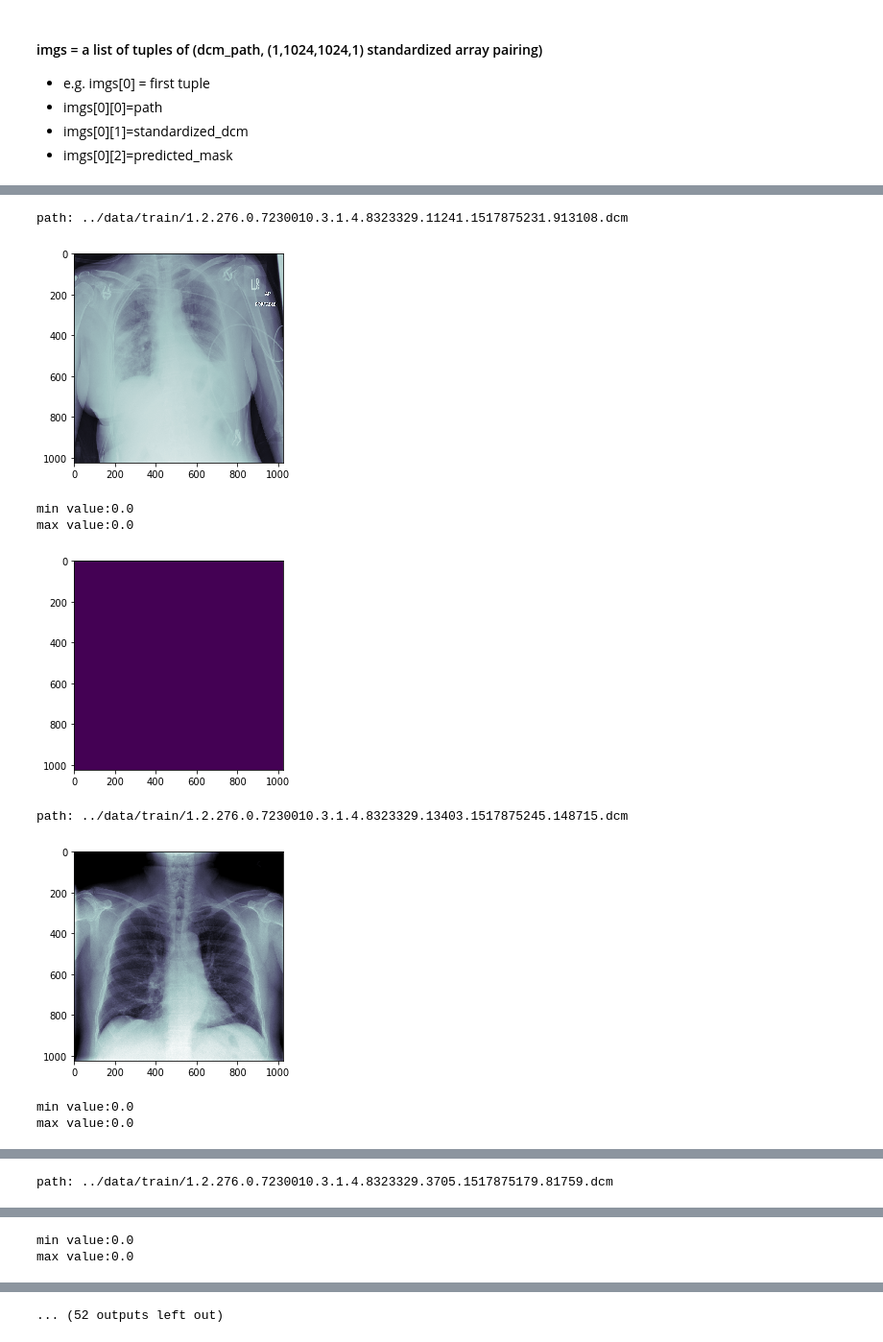
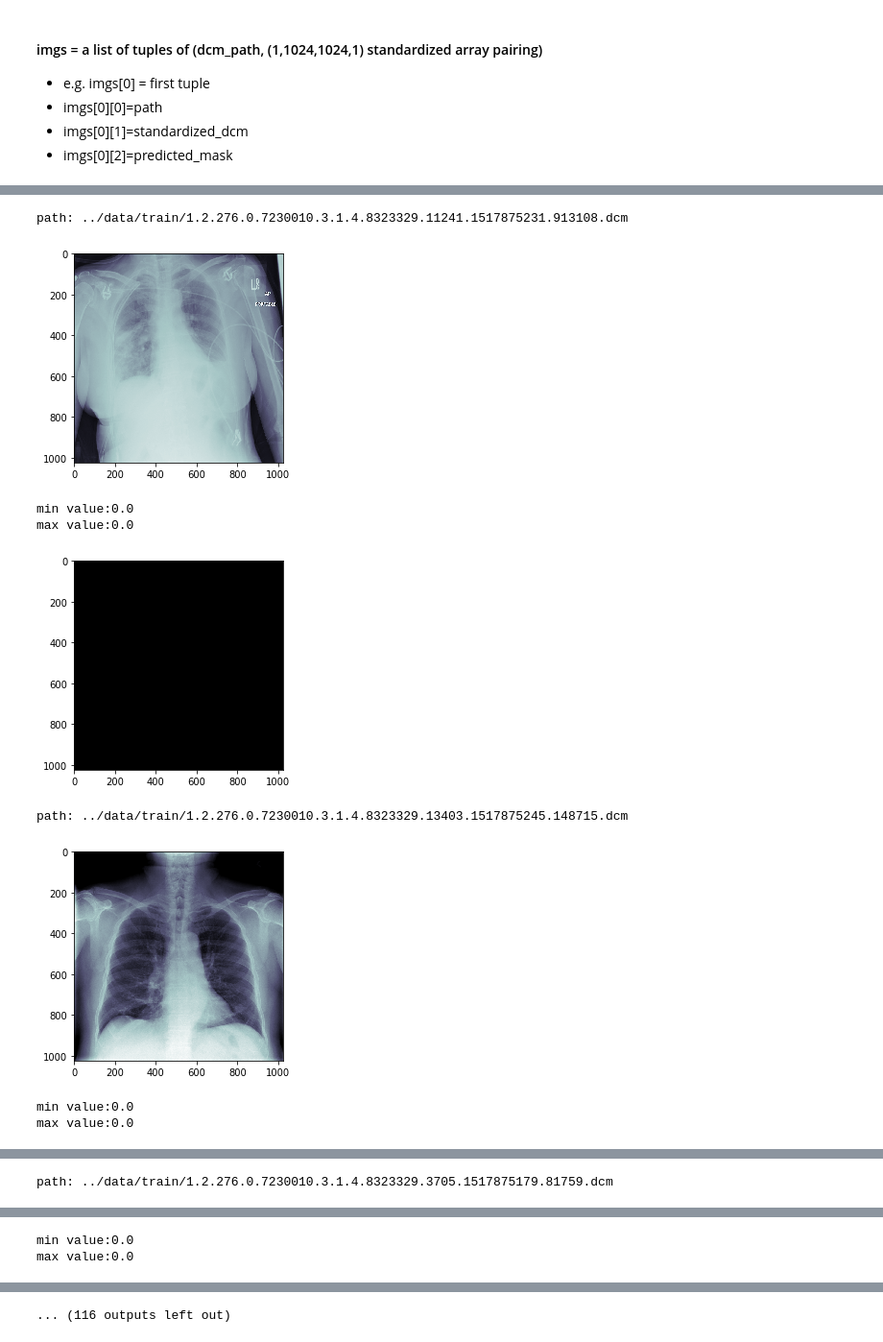
Before and after one commit to kshannon/pneumothorax-segmentation, a Jupyter notebook: eda/model_validation.ipynb, the cells around one changed output, grey strips where cells are left out. Shown at 96% size. Saved outputs shown, nothing was run; the diff lists cells and outputs as text; code cells hidden in the pictures.

```diff
--- a/eda/model_validation.ipynb
+++ b/eda/model_validation.ipynb
@@ -80,6 +80,7 @@ def mask2rle(img, width=1024, height=1024):
     currentPixel = 0;
     runStart = -1;
     runLength = 0;
+
     for x in range(width):
         for y in range(height):
             currentColor = img[x][y]
@@ -97,7 +98,23 @@ def mask2rle(img, width=1024, height=1024):
                 runLength += 1
             lastColor = currentColor;
             currentPixel+=1;
+
     return " ".join(rle)
+
+
+def rle2mask(rle):
+    mask= np.zeros(1024 * 1024)
+    array = np.asarray([int(x) for x in rle.split()])
+    starts = array[0::2]
+    lengths = array[1::2]
+    current_position = 0
+
+    for index, start in enumerate(starts):
+        current_position += start
+        mask[current_position:current_position+lengths[index]] = 255 #255 for white pixel, 0 is a black pixel
+        current_position += lengths[index]
+
+    return mask.reshape(1024,1024).T  # Because mask is rotated
 
 
 def dicom2numpy(filepath):
@@ -118,18 +135,20 @@ def dicom2jpeg(filepath, print_dicom=False):
     except:
         ds.file_meta.TransferSyntaxUID = pydicom.uid.ImplicitVRLittleEndian
         img = ds.pixel_array # get image array
+
     if print_dicom == True:
         plt.imshow(img, cmap=plt.cm.bone)
         plt.show()
         return
+
     img_mem = Image.fromarray(img) # Creates an image memory from an object exporting the array interface
     return img_mem
 
 
-def get_dcms_preds(stop=1, model=None):
+def rand_dcms_preds(num_dicoms=1, model=None):
     data = []
     for idx, dcm in tqdm(enumerate(os.scandir(train_im_path))):
-        if idx == stop:
+        if idx == num_dicoms:
             return data
         array = dicom2numpy(dcm.path)
         mean = array.mean()
@@ -155,0 +171,3 @@ imgs = get_dcms_preds(stop=16, model=model)
+# %%
+# getting random dcm images for predictions
+imgs = rand_dcms_preds(num_dicoms=32, model=model)
@@ -156,17 +176,19 @@ imgs = get_dcms_preds(stop=16, model=model)
 # %%
+# TODO: change this to the subplot and/or a plot with ovrlapping 2 masks, one is prediction and one is y
+
 for idx, img in enumerate(imgs):
     print('path: ' + str(imgs[idx][0]))
     x = dicom2jpeg(imgs[idx][0],print_dicom=True)
-    print('min value:' + str(imgs[idx][2][0, :, :, 0].min()))
+    print('min value:' + str(imgs[idx][2][0, :, :, 0].min())) #selecting only the inner 1024x1024 axis
     print('max value:' + str(imgs[idx][2][0, :, :, 0].max()))
-    plt.imshow(imgs[idx][2][0, :, :, 0])
+    plt.imshow(imgs[idx][2][0, :, :, 0], cmap=plt.cm.bone)
     plt.show()
 # %% [output]
 path: ../data/train/1.2.276.0.7230010.3.1.4.8323329.11241.1517875231.913108.dcm
 [figure]
 min value:0.0
 max value:0.0
-[figure, old version]
+[figure, new version]
 path: ../data/train/1.2.276.0.7230010.3.1.4.8323329.13403.1517875245.148715.dcm
 [figure]
 min value:0.0
@@ -180 +202 @@ max value:0.0
-... (52 outputs left out)
+... (116 outputs left out)
```
Also changed, not shown: parts of 8 cells of this notebook.
